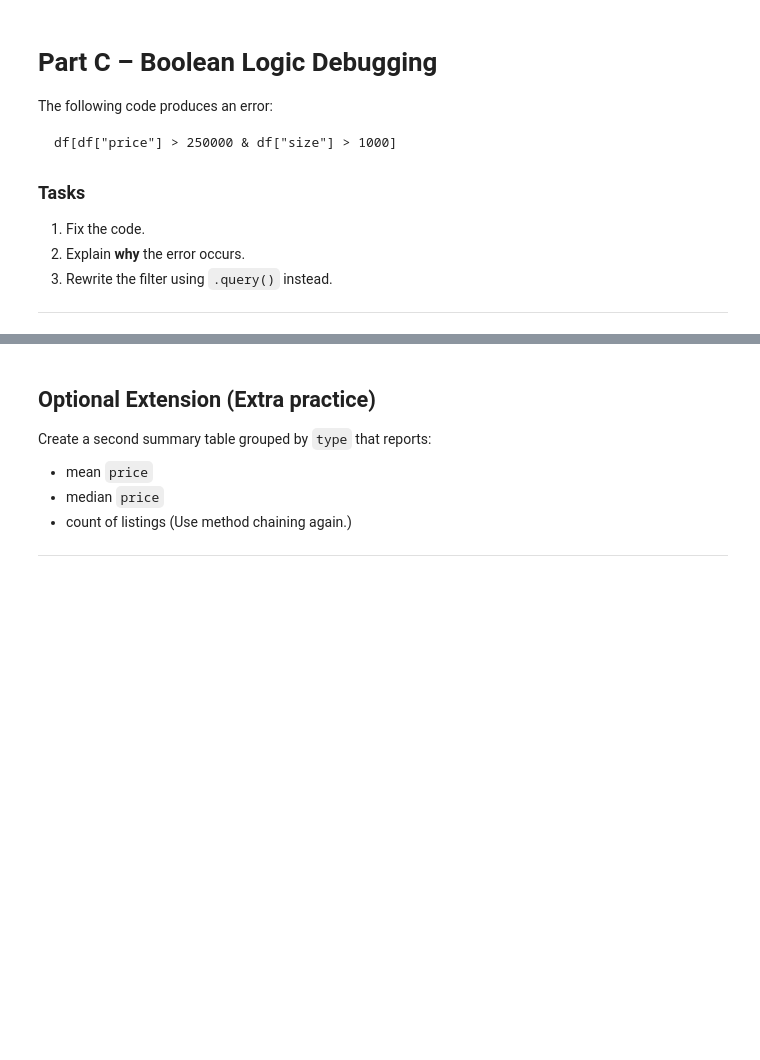
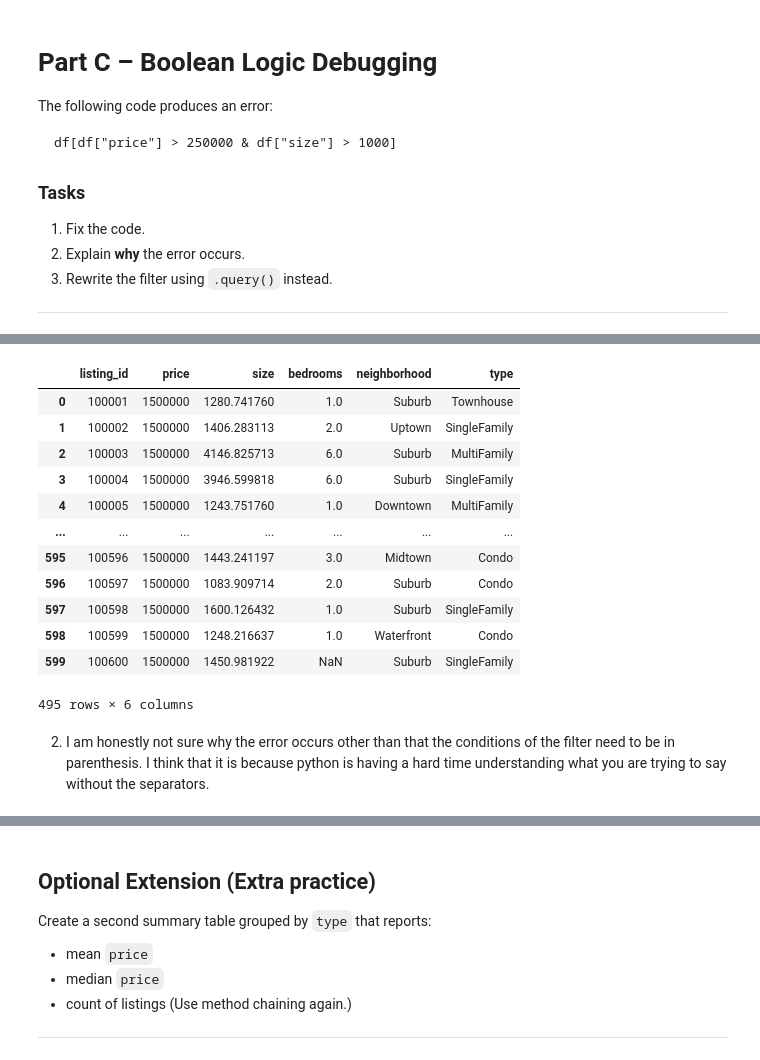
Before and after one commit to HunterTzou/DATA_201_SPRING_2026, a Jupyter notebook: homework/Tzou_Hunter_Assignment_2_Data_Wrangling_with_pandas_Data201.ipynb, the cells around one changed output, grey strips where cells are left out. Cells and saved outputs as stored; diff of their text form; code cells hidden in the pictures; blank space fills up the shorter version.

```diff
--- a/homework/Tzou_Hunter_Assignment_2_Data_Wrangling_with_pandas_Data201.ipynb
+++ b/homework/Tzou_Hunter_Assignment_2_Data_Wrangling_with_pandas_Data201.ipynb
@@ -114,3 +158,23 @@ df[df["price"] > 250000 & df["size"] > 1000]
+# %%
+## .QUERY
+
+df.query("price > 250000 and size > 1000")
+# %% [output]
+|  | listing_id | price | size | bedrooms | neighborhood | type |
+| 0 | 100001 | 1500000 | 1280.741760 | 1.0 | Suburb | Townhouse |
+| 1 | 100002 | 1500000 | 1406.283113 | 2.0 | Uptown | SingleFamily |
+| 2 | 100003 | 1500000 | 4146.825713 | 6.0 | Suburb | MultiFamily |
+| 3 | 100004 | 1500000 | 3946.599818 | 6.0 | Suburb | SingleFamily |
+| 4 | 100005 | 1500000 | 1243.751760 | 1.0 | Downtown | MultiFamily |
+| ... | ... | ... | ... | ... | ... | ... |
+| 595 | 100596 | 1500000 | 1443.241197 | 3.0 | Midtown | Condo |
+| 596 | 100597 | 1500000 | 1083.909714 | 2.0 | Suburb | Condo |
+| 597 | 100598 | 1500000 | 1600.126432 | 1.0 | Suburb | SingleFamily |
+| 598 | 100599 | 1500000 | 1248.216637 | 1.0 | Waterfront | Condo |
+| 599 | 100600 | 1500000 | 1450.981922 | NaN | Suburb | SingleFamily |
+495 rows × 6 columns
+# %% [markdown]
+2. I am honestly not sure why the error occurs other than that the conditions of the filter need to be in parenthesis. I think that it is because python is having a hard time understanding what you are trying to say without the separators.
 # %% [markdown]
 # Part D – Short Concept Questions
 
```
Also changed, not shown: parts of 8 cells of this notebook.
